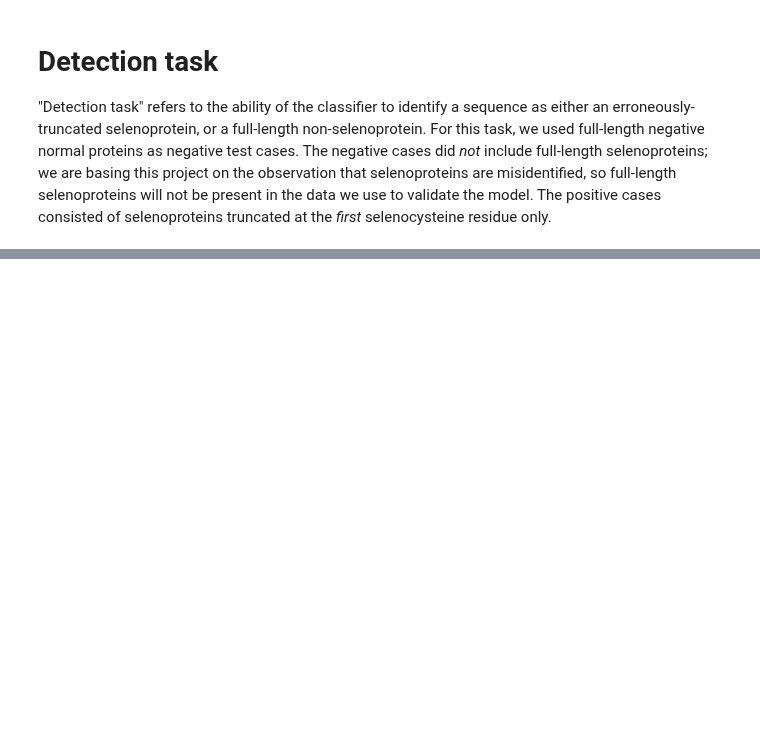
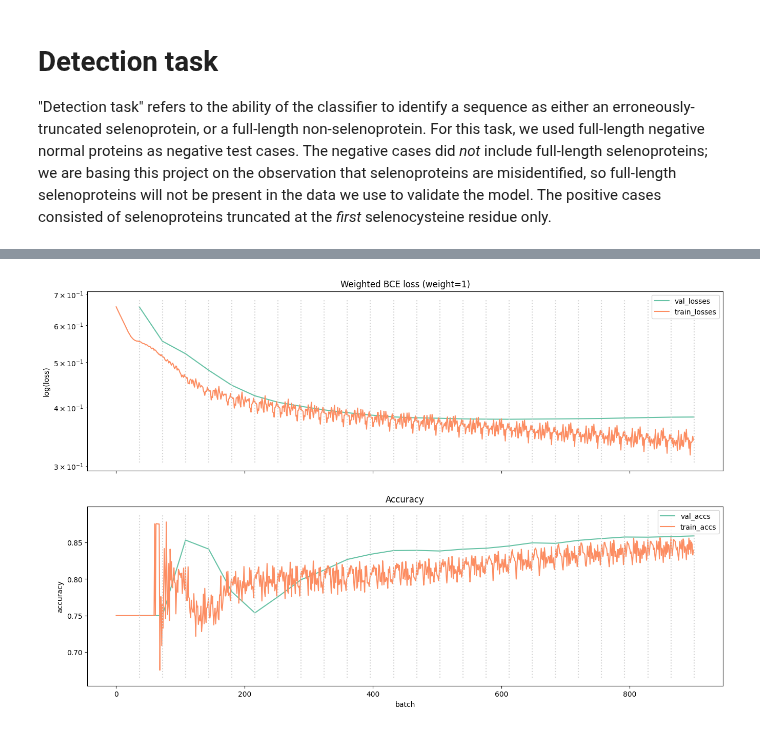
Before and after one commit to pipparichter/selenobot, a Jupyter notebook: detect.ipynb, the cells around one changed output, grey strips where cells are left out. Drawn from its saved outputs; the diff is of its cells as text; code cells hidden in the pictures; blank space fills up the shorter version.

```diff
--- a/detect.ipynb
+++ b/detect.ipynb
@@ -35,0 +36,4 @@ val_dataloader = get_dataloader(val_path, batch_size=2048)
+# %%
+# aac_model = AacClassifier(dropout=0.8)
+aac_model = AacClassifier()
+aac_train_reporter = aac_model.fit(train_dataloader, val=val_dataloader, bce_loss_weight=1, epochs=25)
@@ -35,0 +44,4 @@ val_dataloader = get_dataloader(val_path, batch_size=2048)
+# %%
+plot.plot_train_reporter(aac_train_reporter, path=None)
+# %% [output]
+[figure, added]
```
Also changed, not shown: parts of 12 cells of this notebook, 7 other files.
